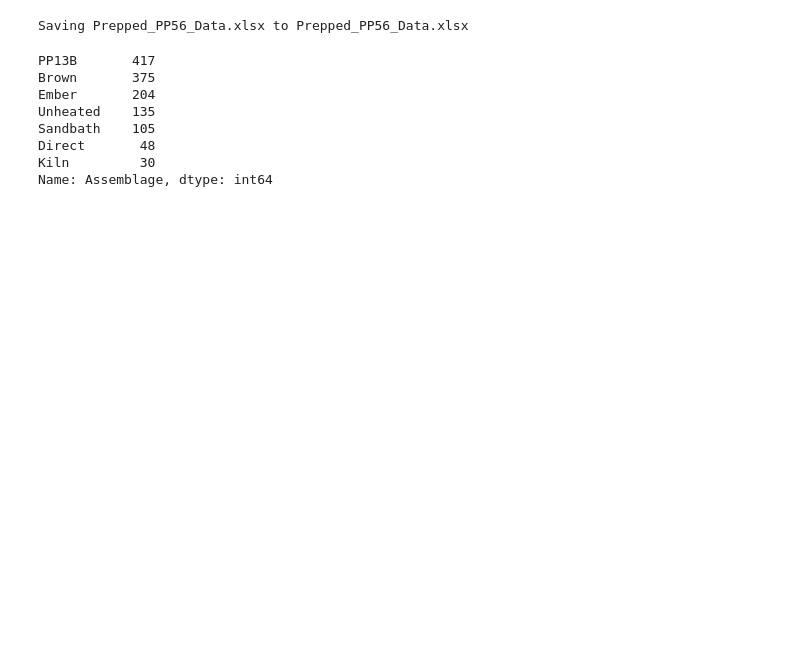
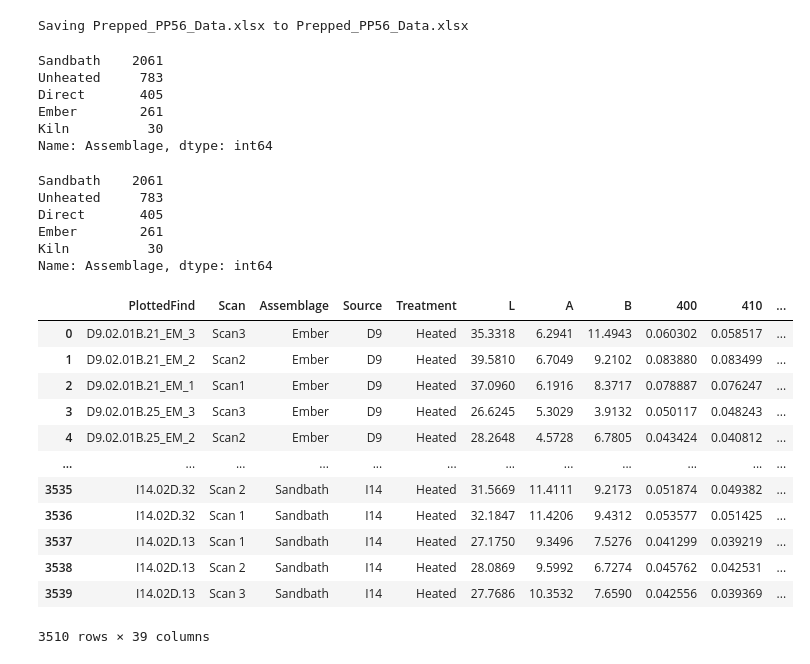
Before and after one commit to UndertheseaXD/RandomForestLithicClassifier, a Jupyter notebook: RandomForestLithicClassifier.ipynb, the cells around one changed output. Saved outputs shown, nothing was run; the diff lists cells and outputs as text; code cells hidden in the pictures; blank space fills up the shorter version.

```diff
--- a/RandomForestLithicClassifier.ipynb
+++ b/RandomForestLithicClassifier.ipynb
@@ -20,7 +21,7 @@ import pandas as pd
 import numpy as np
 
 
-data = pd.read_excel("ForIvan.xlsx", sheet_name='Sheet1')
+data = pd.read_excel("MasterTrainingData.xlsx", sheet_name='Sheet1')
 df= pd.DataFrame(data)
 PP56_data= pd.read_excel("Prepped_PP56_Data.xlsx")
 df3 = pd.DataFrame(PP56_data)
@@ -28,12 +29,20 @@ pp13b = pd.read_excel("ForIvan_v2.xlsx",sheet_name="Sheet1")
 # %%
 df['Assemblage'].value_counts()
 # %% [output]
-PP13B       417
-Brown       375
-Ember       204
-Unheated    135
-Sandbath    105
-Direct       48
-Kiln         30
+Sandbath    2061
+Unheated     783
+Direct       405
+Ember        261
+Kiln          30
 Name: Assemblage, dtype: int64
+# %%
+df1 = df
+df1['Assemblage'].value_counts()
+# %% [output]
+Sandbath    2061
+Unheated     783
+Direct       405
+Ember        261
+Kiln          30
+Name: Assemblage, dtype: int64
 # %%
@@ -42,4 +49,20 @@ df1 = df1.drop(['Date', 'Type','StratAgg'], axis=1)
 df1 = df1[df1['Assemblage'].isin(['Unheated','Sandbath','Ember','Direct'])]
+# %%
+df1
+# %% [output]
+|  | PlottedFind | Scan | Assemblage | Source | Treatment | L | A | B | 400 | 410 | ... |
+| 0 | D9.02.01B.21_EM_3 | Scan3 | Ember | D9 | Heated | 35.3318 | 6.2941 | 11.4943 | 0.060302 | 0.058517 | ... |
+| 1 | D9.02.01B.21_EM_2 | Scan2 | Ember | D9 | Heated | 39.5810 | 6.7049 | 9.2102 | 0.083880 | 0.083499 | ... |
+| 2 | D9.02.01B.21_EM_1 | Scan1 | Ember | D9 | Heated | 37.0960 | 6.1916 | 8.3717 | 0.078887 | 0.076247 | ... |
+| 3 | D9.02.01B.25_EM_3 | Scan3 | Ember | D9 | Heated | 26.6245 | 5.3029 | 3.9132 | 0.050117 | 0.048243 | ... |
+| 4 | D9.02.01B.25_EM_2 | Scan2 | Ember | D9 | Heated | 28.2648 | 4.5728 | 6.7805 | 0.043424 | 0.040812 | ... |
+| ... | ... | ... | ... | ... | ... | ... | ... | ... | ... | ... | ... |
+| 3535 | I14.02D.32 | Scan 2 | Sandbath | I14 | Heated | 31.5669 | 11.4111 | 9.2173 | 0.051874 | 0.049382 | ... |
+| 3536 | I14.02D.32 | Scan 1 | Sandbath | I14 | Heated | 32.1847 | 11.4206 | 9.4312 | 0.053577 | 0.051425 | ... |
+| 3537 | I14.02D.13 | Scan 1 | Sandbath | I14 | Heated | 27.1750 | 9.3496 | 7.5276 | 0.041299 | 0.039219 | ... |
+| 3538 | I14.02D.13 | Scan 2 | Sandbath | I14 | Heated | 28.0869 | 9.5992 | 6.7274 | 0.045762 | 0.042531 | ... |
+| 3539 | I14.02D.13 | Scan 3 | Sandbath | I14 | Heated | 27.7686 | 10.3532 | 7.6590 | 0.042556 | 0.039369 | ... |
+3510 rows × 39 columns
 # %%
 df2 = pp13b
 df2 = df2.drop(['Date', 'Type','StratAgg'], axis=1)
```
Also changed, not shown: parts of 16 cells of this notebook.
